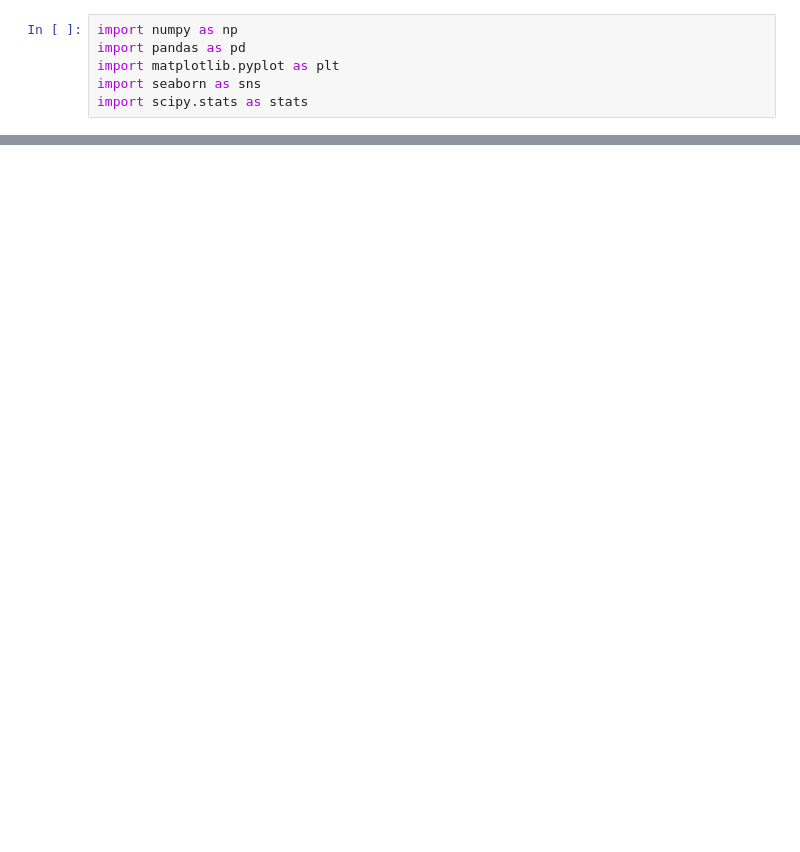
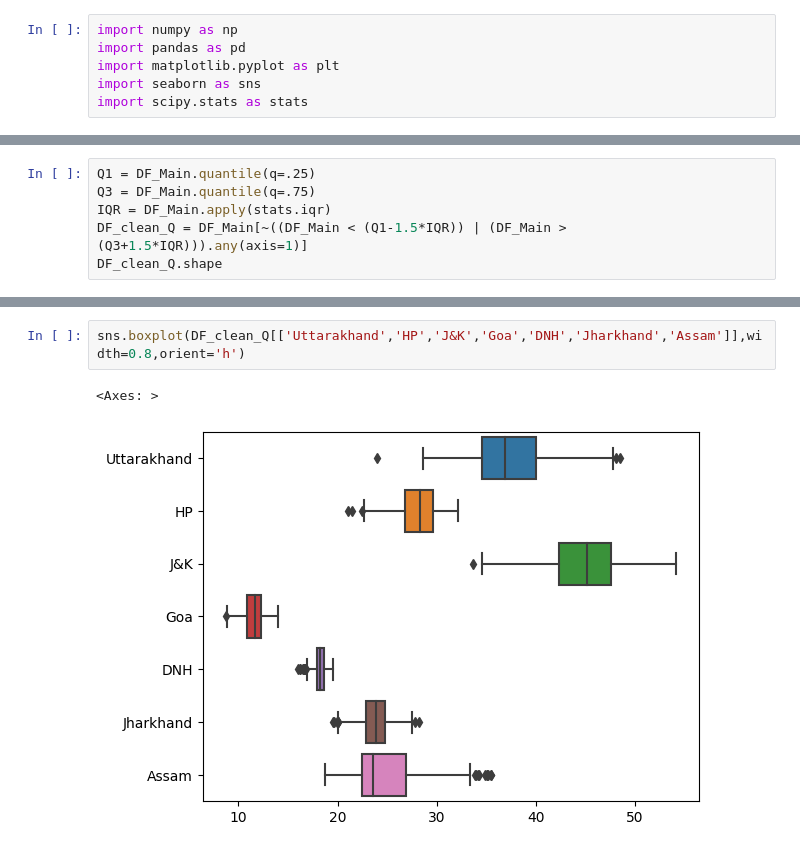
Before and after one commit to Demshin82/AI-architect, a Jupyter notebook: Промежуточная_аттестация.ipynb, the cells around one changed output, grey strips where cells are left out. Cells and saved outputs as stored; diff of their text form; blank space fills up the shorter version.

```diff
--- a/Промежуточная_аттестация.ipynb
+++ b/Промежуточная_аттестация.ipynb
@@ -12,0 +84,6 @@ ParserError: ignored
+# %%
+Q1 = DF_Main.quantile(q=.25)
+Q3 = DF_Main.quantile(q=.75)
+IQR = DF_Main.apply(stats.iqr)
+DF_clean_Q = DF_Main[~((DF_Main < (Q1-1.5*IQR)) | (DF_Main > (Q3+1.5*IQR))).any(axis=1)]
+DF_clean_Q.shape
@@ -12,0 +99,5 @@ ParserError: ignored
+# %%
+sns.boxplot(DF_clean_Q[['Uttarakhand','HP','J&K','Goa','DNH','Jharkhand','Assam']],width=0.8,orient='h')
+# %% [output]
+<Axes: >
+[figure, added]
```
Also changed, not shown: parts of 22 cells of this notebook.
